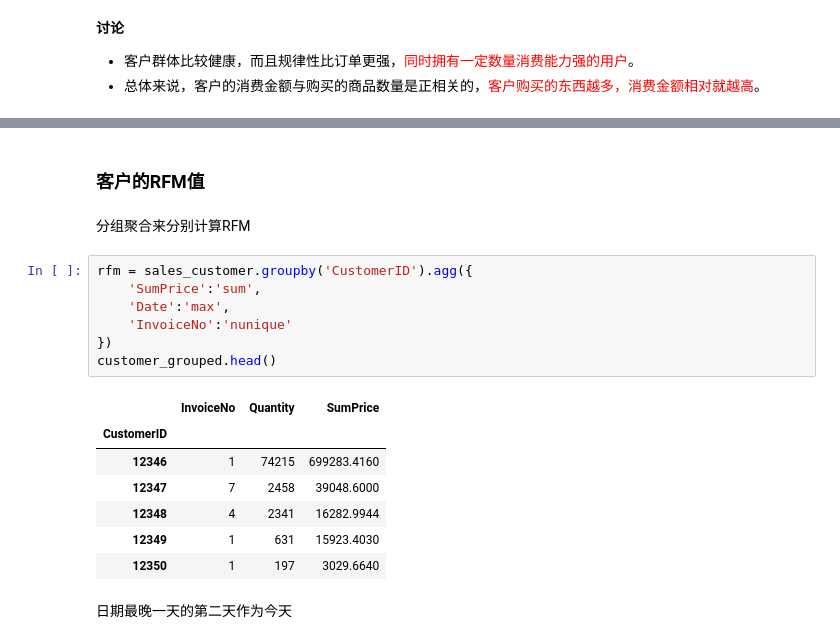
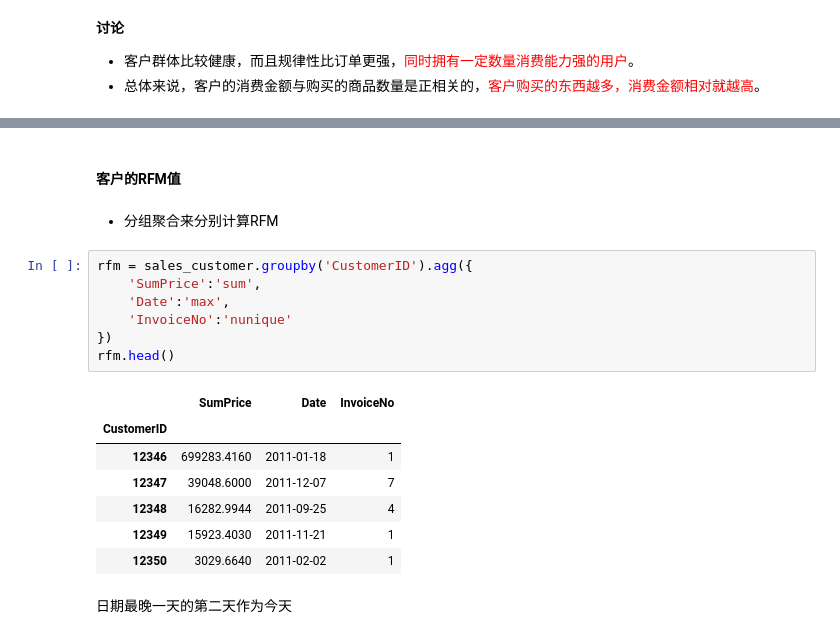
Before and after one commit to victolapan/Big-Data-Analytics-and-Visualization, a Jupyter notebook: Chapter4 Python探索性分析/Chapter4 案例练习——Python探索性分析.ipynb, the cells around one changed output, grey strips where cells are left out. Saved outputs shown, nothing was run; the diff lists cells and outputs as text.

```diff
--- a/Chapter4 Python探索性分析/Chapter4 案例练习——Python探索性分析.ipynb
+++ b/Chapter4 Python探索性分析/Chapter4 案例练习——Python探索性分析.ipynb
@@ -605,22 +627,22 @@ Text(0.5, 0, 'Quantity')
 # %% [markdown]
-### 客户的RFM值
+#### 客户的RFM值
-# %% [markdown]
-分组聚合来分别计算RFM
+# %% [markdown]
++ 分组聚合来分别计算RFM
 # %%
 rfm = sales_customer.groupby('CustomerID').agg({
     'SumPrice':'sum',
     'Date':'max',
     'InvoiceNo':'nunique'
 })
-customer_grouped.head()
+rfm.head()
 # %% [output]
-|  | InvoiceNo | Quantity | SumPrice |
+|  | SumPrice | Date | InvoiceNo |
 | CustomerID |  |  |  |
-| 12346 | 1 | 74215 | 699283.4160 |
-| 12347 | 7 | 2458 | 39048.6000 |
-| 12348 | 4 | 2341 | 16282.9944 |
-| 12349 | 1 | 631 | 15923.4030 |
-| 12350 | 1 | 197 | 3029.6640 |
+| 12346 | 699283.4160 | 2011-01-18 | 1 |
+| 12347 | 39048.6000 | 2011-12-07 | 7 |
+| 12348 | 16282.9944 | 2011-09-25 | 4 |
+| 12349 | 15923.4030 | 2011-11-21 | 1 |
+| 12350 | 3029.6640 | 2011-02-02 | 1 |
 # %% [markdown]
 日期最晚一天的第二天作为今天
 # %%
```
Also changed, not shown: parts of 36 cells of this notebook.
